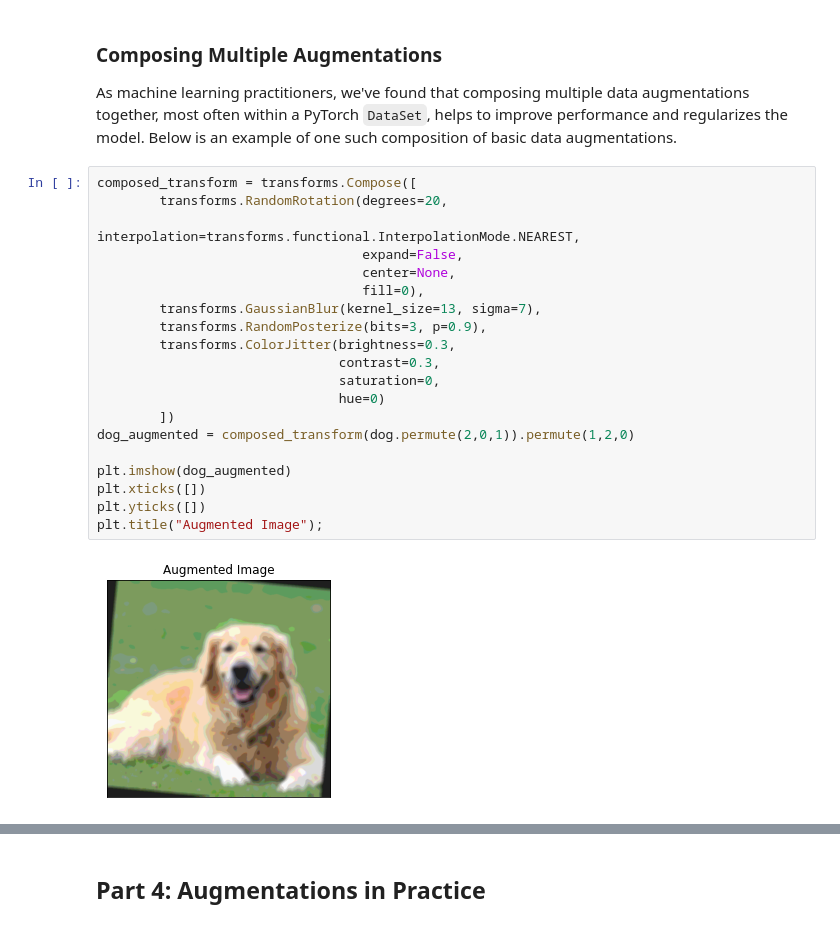
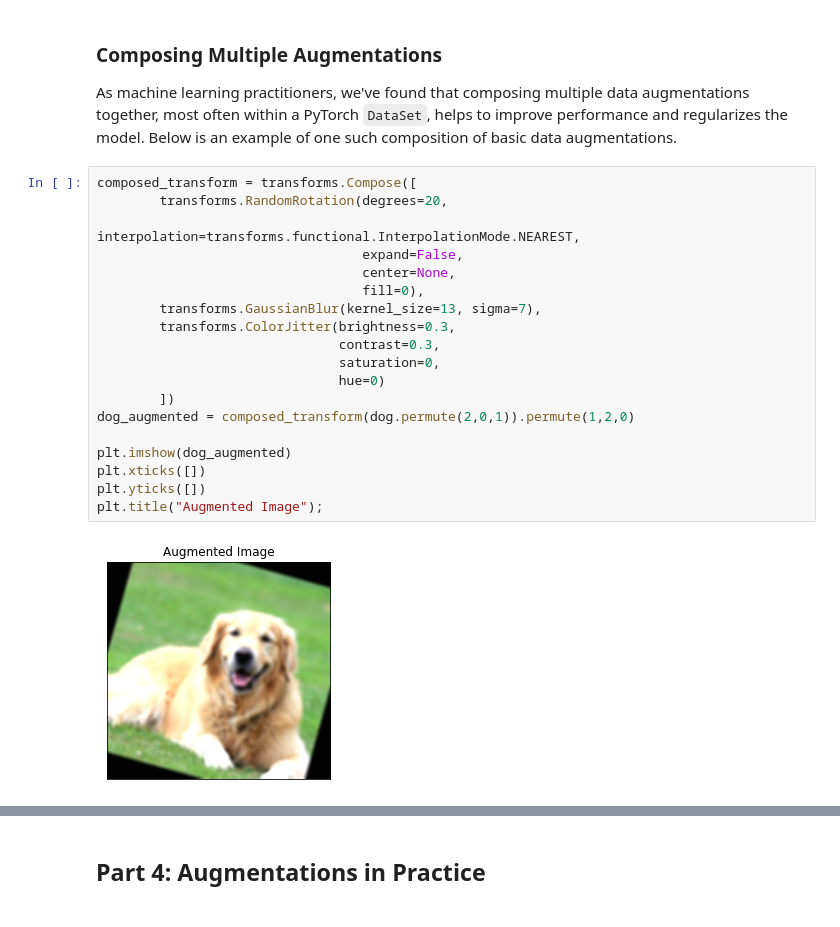
Before and after one commit to willfurtado/cs182demo, a Jupyter notebook: demo9_data_augmentation.ipynb, the cells around one changed output, grey strips where cells are left out. Saved outputs shown, nothing was run; the diff lists cells and outputs as text.

```diff
--- a/demo9_data_augmentation.ipynb
+++ b/demo9_data_augmentation.ipynb
@@ -201,25 +197,24 @@ As machine learning practitioners, we've found that composing multiple data augm
 # %%
 composed_transform = transforms.Compose([
         transforms.RandomRotation(degrees=20,
                                   interpolation=transforms.functional.InterpolationMode.NEAREST,
                                   expand=False,
                                   center=None,
                                   fill=0),
         transforms.GaussianBlur(kernel_size=13, sigma=7),
-        transforms.RandomPosterize(bits=3, p=0.9),
         transforms.ColorJitter(brightness=0.3,
                                contrast=0.3,
                                saturation=0,
                                hue=0)
         ])
 dog_augmented = composed_transform(dog.permute(2,0,1)).permute(1,2,0)
 
 plt.imshow(dog_augmented)
 plt.xticks([])
 plt.yticks([])
 plt.title("Augmented Image");
 # %% [output]
-[figure, old version]
+[figure, new version]
 # %% [markdown]
 ### More Aggressive Data Augmentations
 
```
Also changed, not shown: parts of 23 cells of this notebook, 1 other file.
